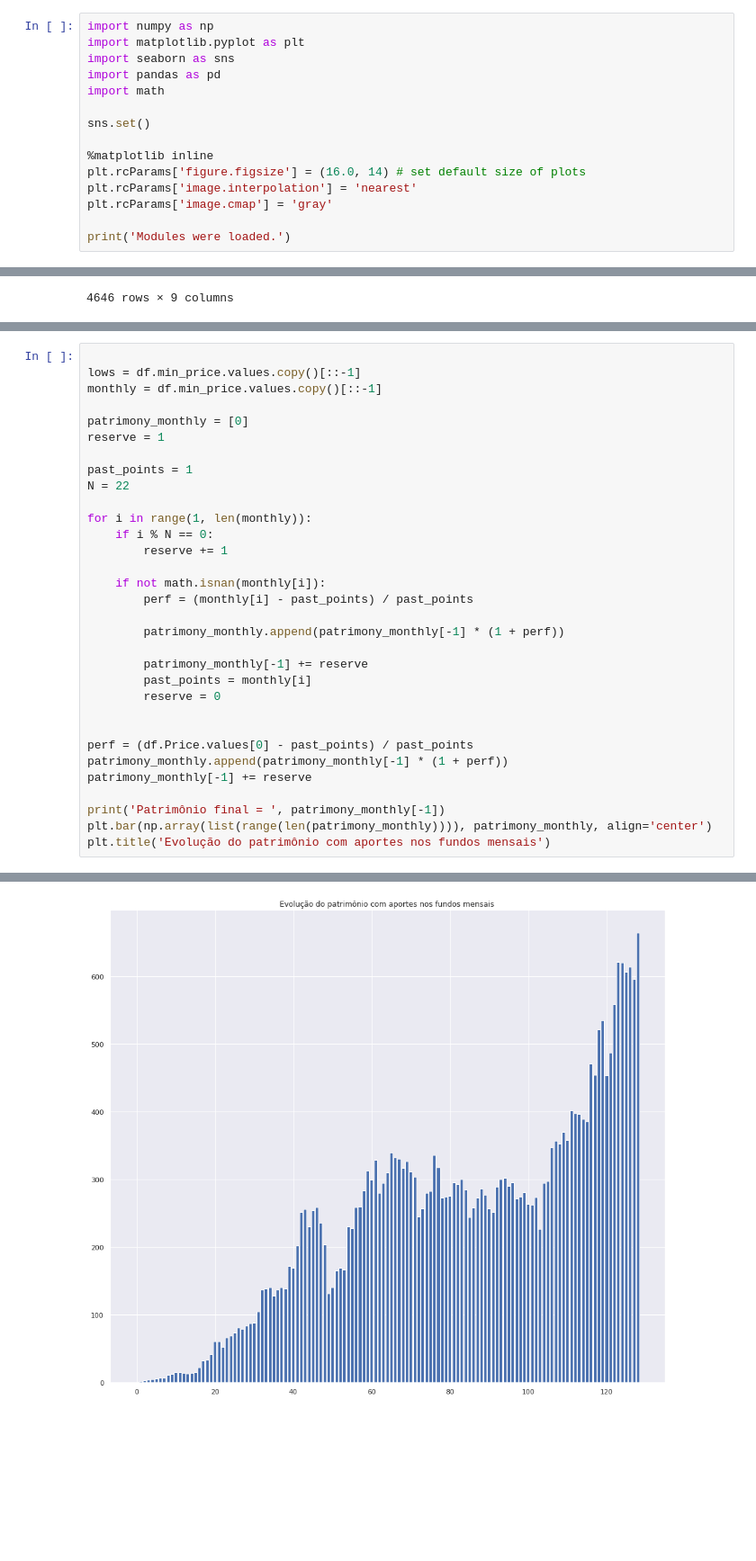
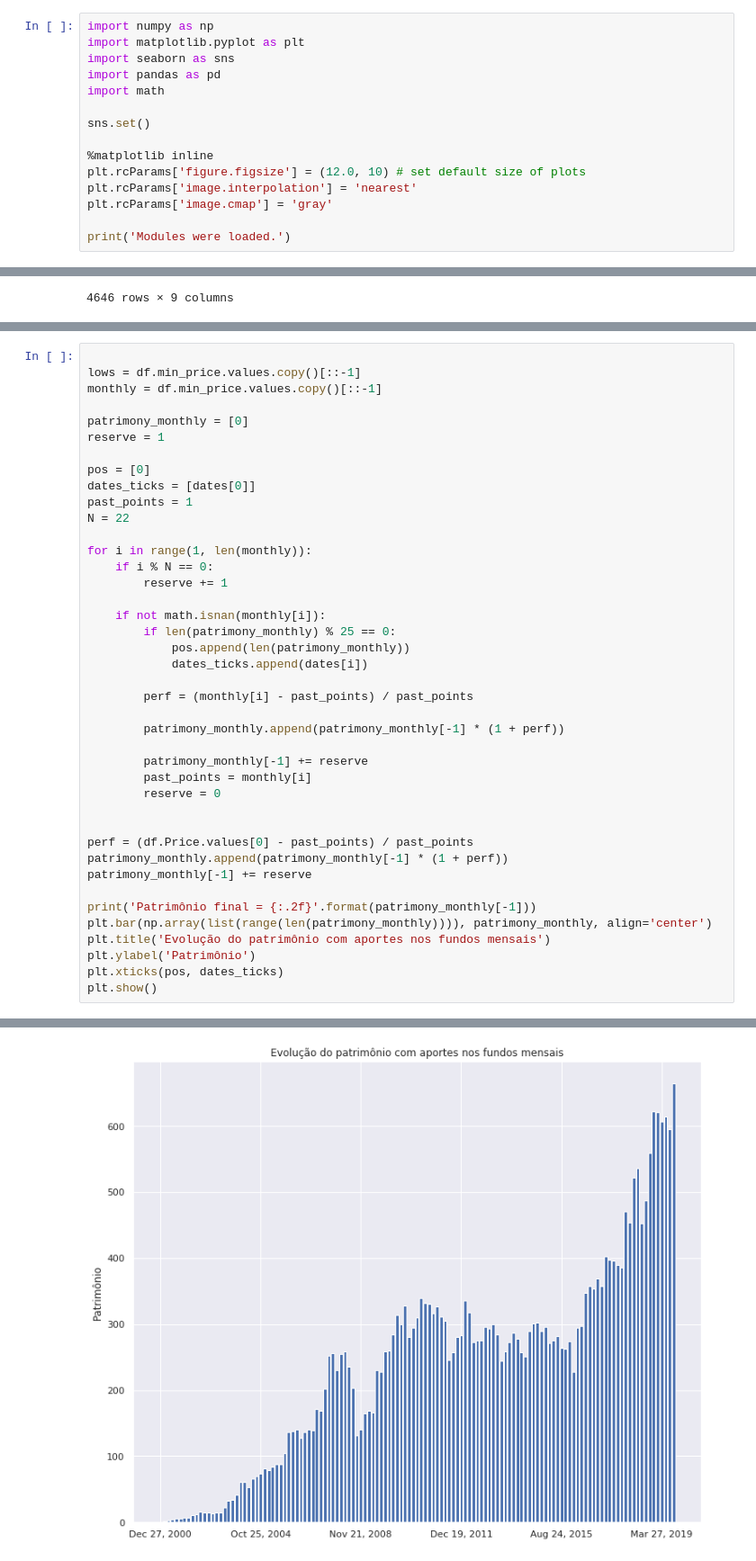
Before and after one commit to georgegondim/misc, a Jupyter notebook: finances/ibov.ipynb, the cells around one changed output, grey strips where cells are left out. Shown at 90% size. Saved outputs shown, nothing was run; the diff lists cells and outputs as text; blank space fills up the shorter version.

```diff
--- a/finances/ibov.ipynb
+++ b/finances/ibov.ipynb
@@ -8,7 +8,7 @@ import math
 sns.set()
 
 %matplotlib inline
-plt.rcParams['figure.figsize'] = (16.0, 14) # set default size of plots
+plt.rcParams['figure.figsize'] = (12.0, 10) # set default size of plots
 plt.rcParams['image.interpolation'] = 'nearest'
 plt.rcParams['image.cmap'] = 'gray'
 
@@ -94,6 +89,8 @@ monthly = df.min_price.values.copy()[::-1]
 patrimony_monthly = [0]
 reserve = 1
 
+pos = [0]
+dates_ticks = [dates[0]]
 past_points = 1
 N = 22
 
@@ -102,6 +99,10 @@ for i in range(1, len(monthly)):
         reserve += 1
 
     if not math.isnan(monthly[i]):
+        if len(patrimony_monthly) % 25 == 0:
+            pos.append(len(patrimony_monthly))
+            dates_ticks.append(dates[i])
+
         perf = (monthly[i] - past_points) / past_points
 
         patrimony_monthly.append(patrimony_monthly[-1] * (1 + perf))
@@ -115,7 +116,10 @@ perf = (df.Price.values[0] - past_points) / past_points
 patrimony_monthly.append(patrimony_monthly[-1] * (1 + perf))
 patrimony_monthly[-1] += reserve
 
-print('Patrimônio final = ', patrimony_monthly[-1])
+print('Patrimônio final = {:.2f}'.format(patrimony_monthly[-1]))
 plt.bar(np.array(list(range(len(patrimony_monthly)))), patrimony_monthly, align='center')
 plt.title('Evolução do patrimônio com aportes nos fundos mensais')
+plt.ylabel('Patrimônio')
+plt.xticks(pos, dates_ticks)
+plt.show()
 # %% [output]
@@ -124 +127 @@ Text(0.5, 1.0, 'Evolução do patrimônio com aportes nos fundos mensais')
-[figure, old version]
+[figure, new version]
```
Also changed, not shown: parts of 4 cells of this notebook.
